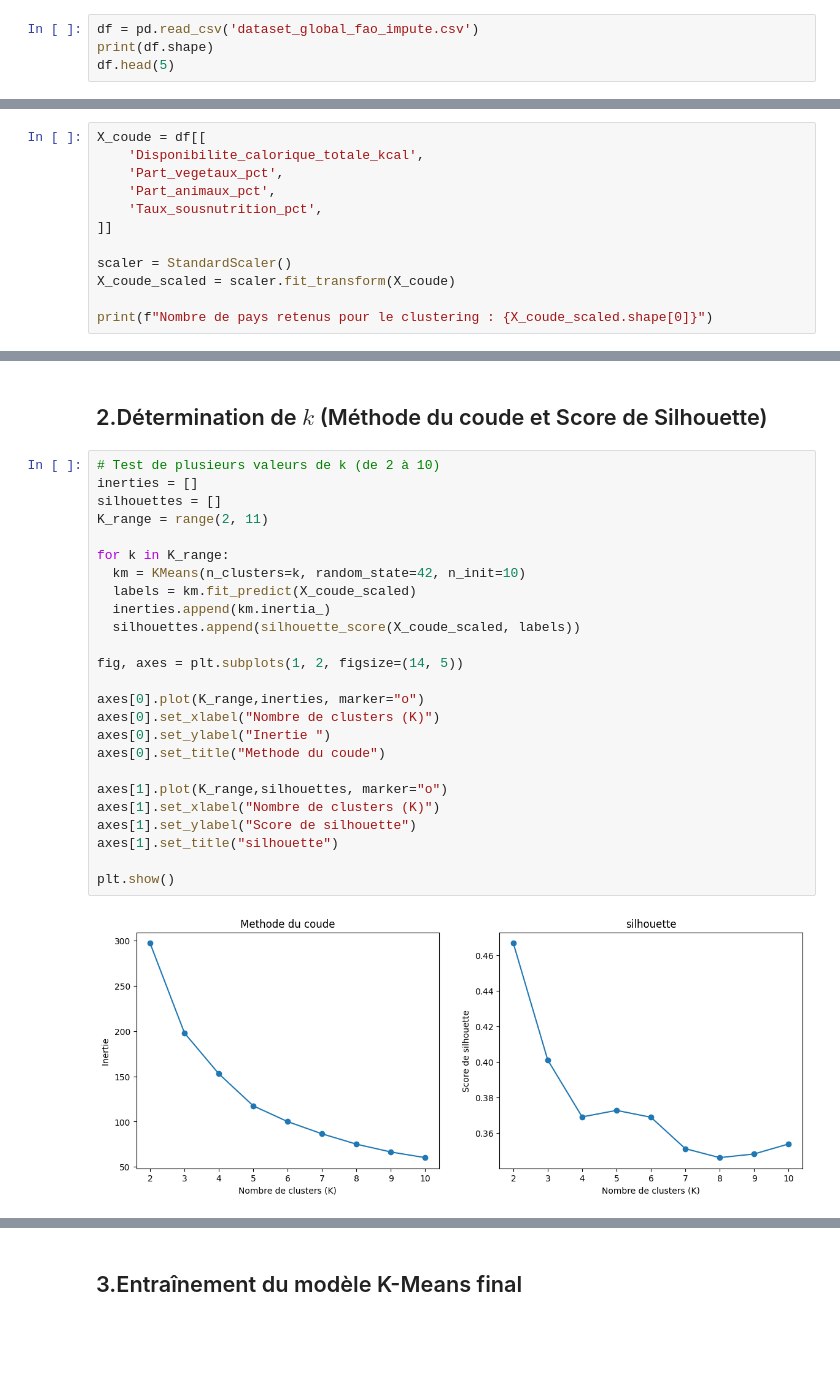
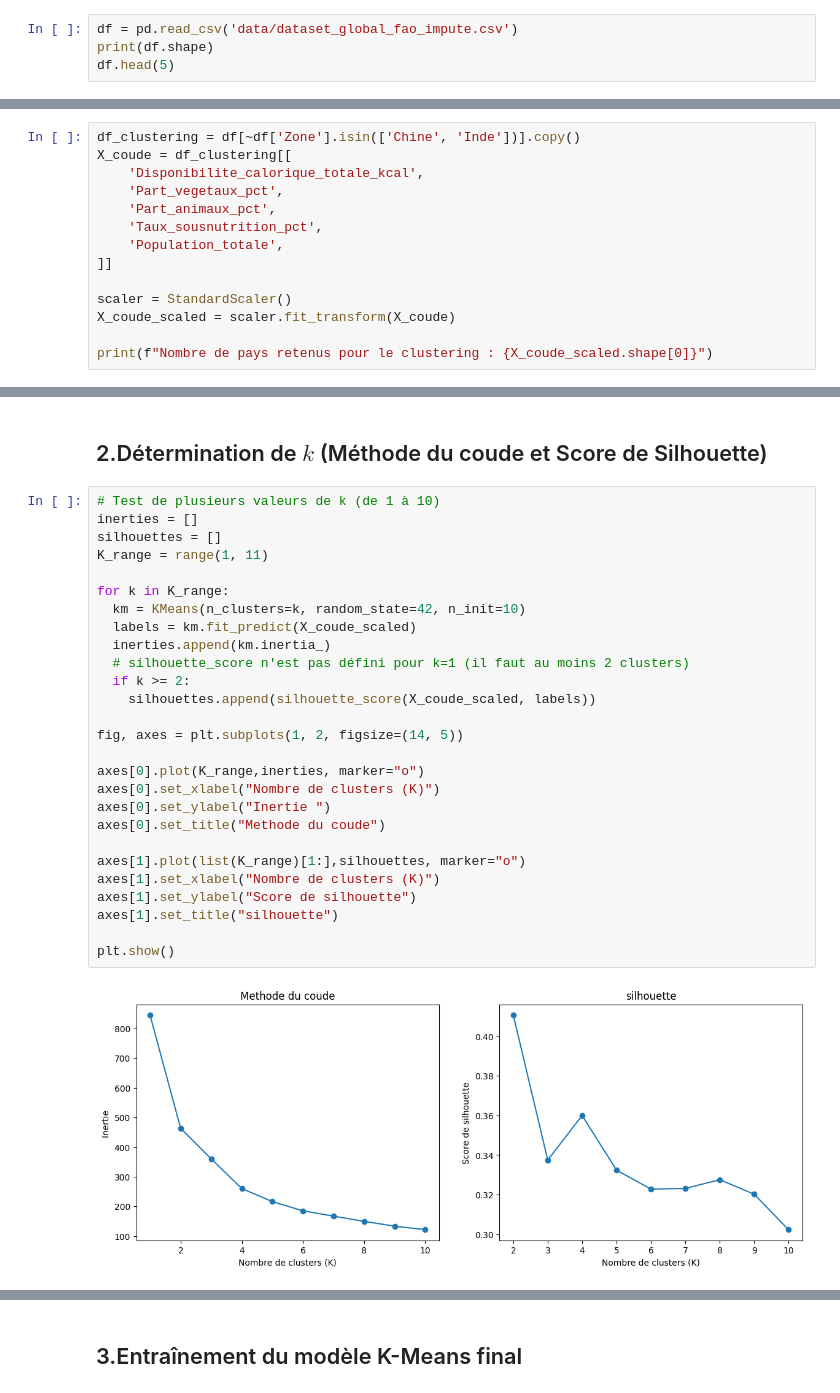
Before and after one commit to XiaoqingGdc/FAO_food_analysis, a Jupyter notebook: FAO_datalab_clustering.ipynb, the cells around one changed output, grey strips where cells are left out. Saved outputs shown, nothing was run; the diff lists cells and outputs as text; blank space fills up the shorter version.

Commit message:
exclus 2 pays popultation outliers chine inde

```diff
--- a/FAO_datalab_clustering.ipynb
+++ b/FAO_datalab_clustering.ipynb
@@ -29,7 +31,7 @@ df_global.head()
 | 3 | Algérie | 4 | 2915.0 | 378.0 | 39208 | 1.7 | ... |
 | 4 | Allemagne | 79 | 2461.0 | 1042.0 | 82727 | NaN | ... |
 # %%
-df = pd.read_csv('dataset_global_fao_impute.csv')
+df = pd.read_csv('data/dataset_global_fao_impute.csv')
 print(df.shape)
 df.head(5)
 # %% [output]
@@ -45,11 +47,13 @@ print(df.columns.tolist())
 # %% [output]
 ['Zone', 'Code zone', 'Kcal_vegetaux', 'Kcal_animaux', 'Population_milliers', 'SousAlimentation_millions', 'Disponibilite_calorique_totale_kcal', 'Population_totale', 'Taux_sousnutrition_pct', 'Part_a ...
 # %%
-X_coude = df[[
+df_clustering = df[~df['Zone'].isin(['Chine', 'Inde'])].copy()
+X_coude = df_clustering[[
     'Disponibilite_calorique_totale_kcal',
     'Part_vegetaux_pct',
     'Part_animaux_pct',
     'Taux_sousnutrition_pct',
+    'Population_totale',
 ]]
 
 scaler = StandardScaler()
@@ -61,29 +65,31 @@ Nombre de pays retenus pour le clustering : 171
 # %% [markdown]
 ## 2.Détermination de $k$ (Méthode du coude et Score de Silhouette)
 # %%
-# Test de plusieurs valeurs de k (de 2 à 10)
+# Test de plusieurs valeurs de k (de 1 à 10)
 inerties = []
 silhouettes = []
-K_range = range(2, 11)
+K_range = range(1, 11)
 
 for k in K_range:
   km = KMeans(n_clusters=k, random_state=42, n_init=10)
   labels = km.fit_predict(X_coude_scaled)
   inerties.append(km.inertia_)
-  silhouettes.append(silhouette_score(X_coude_scaled, labels))
+  # silhouette_score n'est pas défini pour k=1 (il faut au moins 2 clusters)
+  if k >= 2:
+    silhouettes.append(silhouette_score(X_coude_scaled, labels))
 
 fig, axes = plt.subplots(1, 2, figsize=(14, 5))
 
 axes[0].plot(K_range,inerties, marker="o")
 axes[0].set_xlabel("Nombre de clusters (K)")
 axes[0].set_ylabel("Inertie ")
 axes[0].set_title("Methode du coude")
 
-axes[1].plot(K_range,silhouettes, marker="o")
+axes[1].plot(list(K_range)[1:],silhouettes, marker="o")
 axes[1].set_xlabel("Nombre de clusters (K)")
 axes[1].set_ylabel("Score de silhouette")
 axes[1].set_title("silhouette")
 
 plt.show()
 # %% [output]
-[figure, old version]
+[figure, new version]
```
Also changed, not shown: parts of 13 cells of this notebook.
